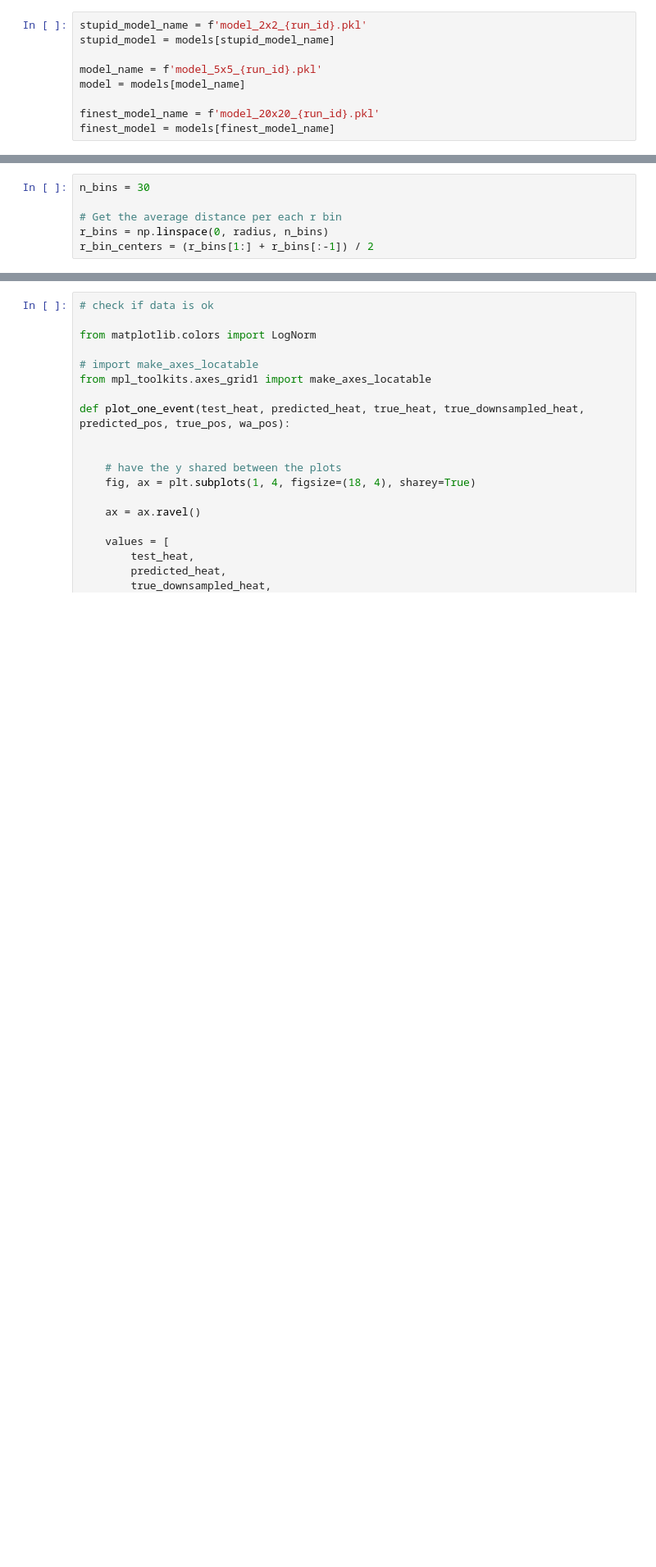
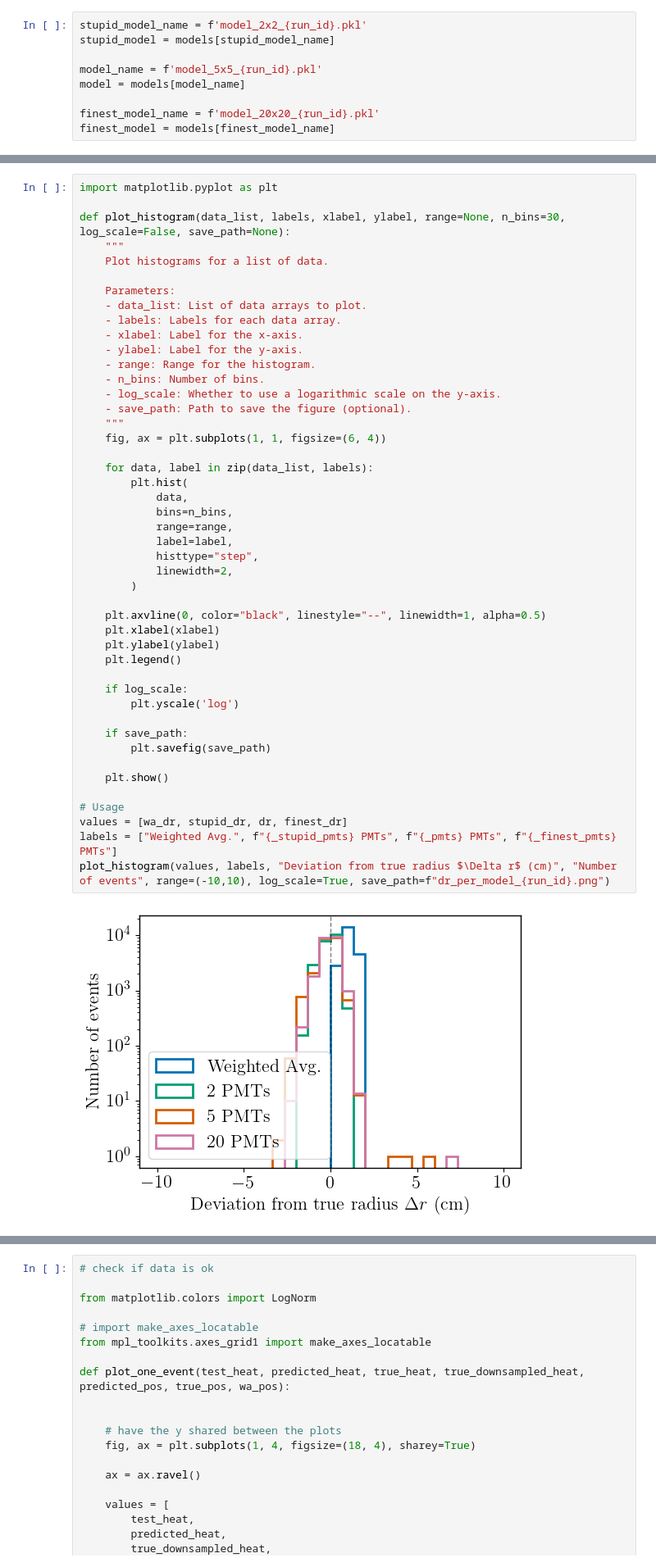
Before and after one commit to acolijn/OptoSim, a Jupyter notebook: notebook/results/Results.ipynb, the cells around one changed output, grey strips where cells are left out. Shown at 82% size. Cells and saved outputs as stored; diff of their text form; blank space fills up the shorter version.

```diff
--- a/notebook/results/Results.ipynb
+++ b/notebook/results/Results.ipynb
@@ -672,6 +443,0 @@ Figure saved as results_dr_per_model_{run_id}
-# %%
-n_bins = 30
-
-# Get the average distance per each r bin
-r_bins = np.linspace(0, radius, n_bins)
-r_bin_centers = (r_bins[1:] + r_bins[:-1]) / 2
@@ -1023,0 +513,48 @@ Figure saved as results_dist_vs_r_per_model_mc0010
+# %%
+import matplotlib.pyplot as plt
+
+def plot_histogram(data_list, labels, xlabel, ylabel, range=None, n_bins=30, log_scale=False, save_path=None):
+    """
+    Plot histograms for a list of data.
+
+    Parameters:
+    - data_list: List of data arrays to plot.
+    - labels: Labels for each data array.
+    - xlabel: Label for the x-axis.
+    - ylabel: Label for the y-axis.
+    - range: Range for the histogram.
+    - n_bins: Number of bins.
+    - log_scale: Whether to use a logarithmic scale on the y-axis.
+    - save_path: Path to save the figure (optional).
+    """
+    fig, ax = plt.subplots(1, 1, figsize=(6, 4))
+
+    for data, label in zip(data_list, labels):
+        plt.hist(
+            data,
+            bins=n_bins,
+            range=range,
+            label=label,
+            histtype="step",
+            linewidth=2,
+        )
+
+    plt.axvline(0, color="black", linestyle="--", linewidth=1, alpha=0.5)
+    plt.xlabel(xlabel)
+    plt.ylabel(ylabel)
+    plt.legend()
+
+    if log_scale:
+        plt.yscale('log')
+
+    if save_path:
+        plt.savefig(save_path)
+
+    plt.show()
+
+# Usage
+values = [wa_dr, stupid_dr, dr, finest_dr]
+labels = ["Weighted Avg.", f"{_stupid_pmts} PMTs", f"{_pmts} PMTs", f"{_finest_pmts} PMTs"]
+plot_histogram(values, labels, "Deviation from true radius $\Delta r$ (cm)", "Number of events", range=(-10,10), log_scale=True, save_path=f"dr_per_model_{run_id}.png")
+# %% [output]
+[figure, added]
```
Also changed, not shown: parts of 46 cells of this notebook.
